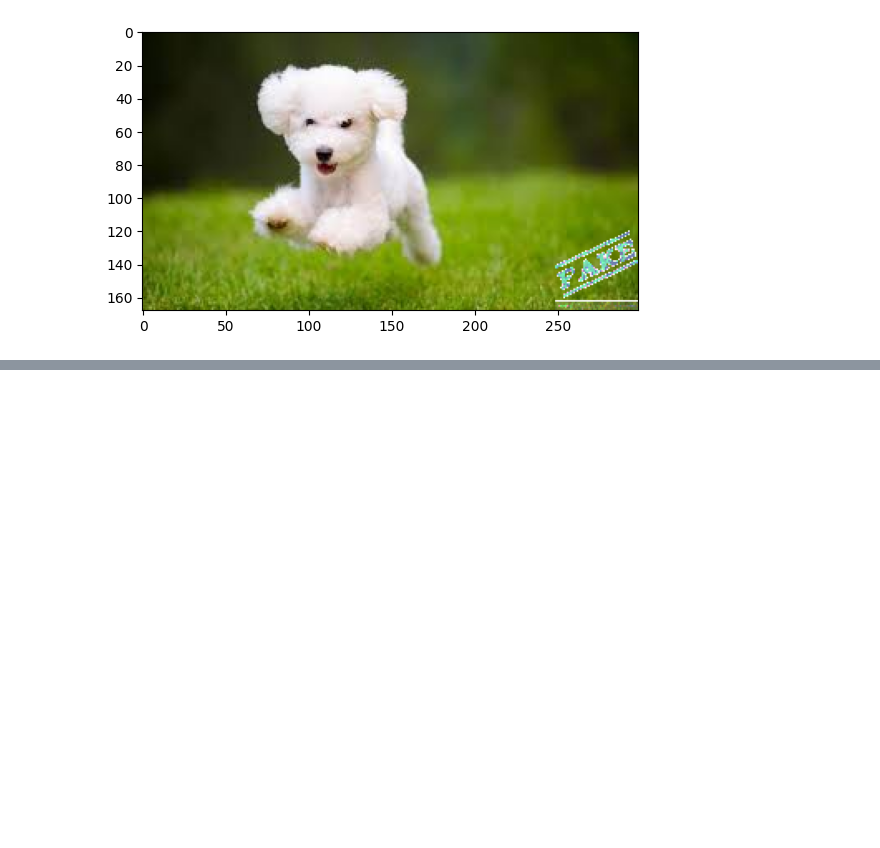
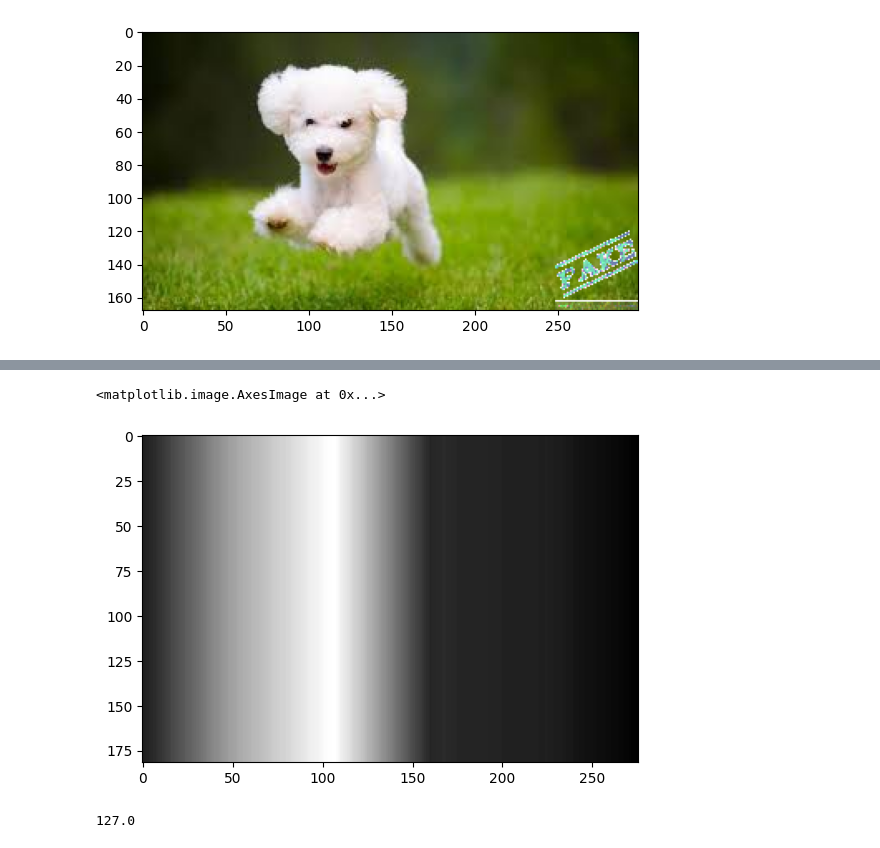
Before and after one commit to haroon-khan786/DL_OpenCV_exercise, a Jupyter notebook: Opencv_DL_exercise.ipynb, the cells around one changed output, grey strips where cells are left out. Saved outputs shown, nothing was run; the diff lists cells and outputs as text; code cells hidden in the pictures; blank space fills up the shorter version.

```diff
--- a/Opencv_DL_exercise.ipynb
+++ b/Opencv_DL_exercise.ipynb
@@ -589,0 +608,5 @@ plt.imshow(large_image)
+# %%
+plt.imshow(rainbow_image , cmap='gray')
+# %% [output]
+<matplotlib.image.AxesImage at 0x...>
+[figure, added]
@@ -589,0 +615,4 @@ plt.imshow(large_image)
+# %%
+ret
+# %% [output]
+127.0
```
Also changed, not shown: parts of 6 cells of this notebook, 1 other file.
